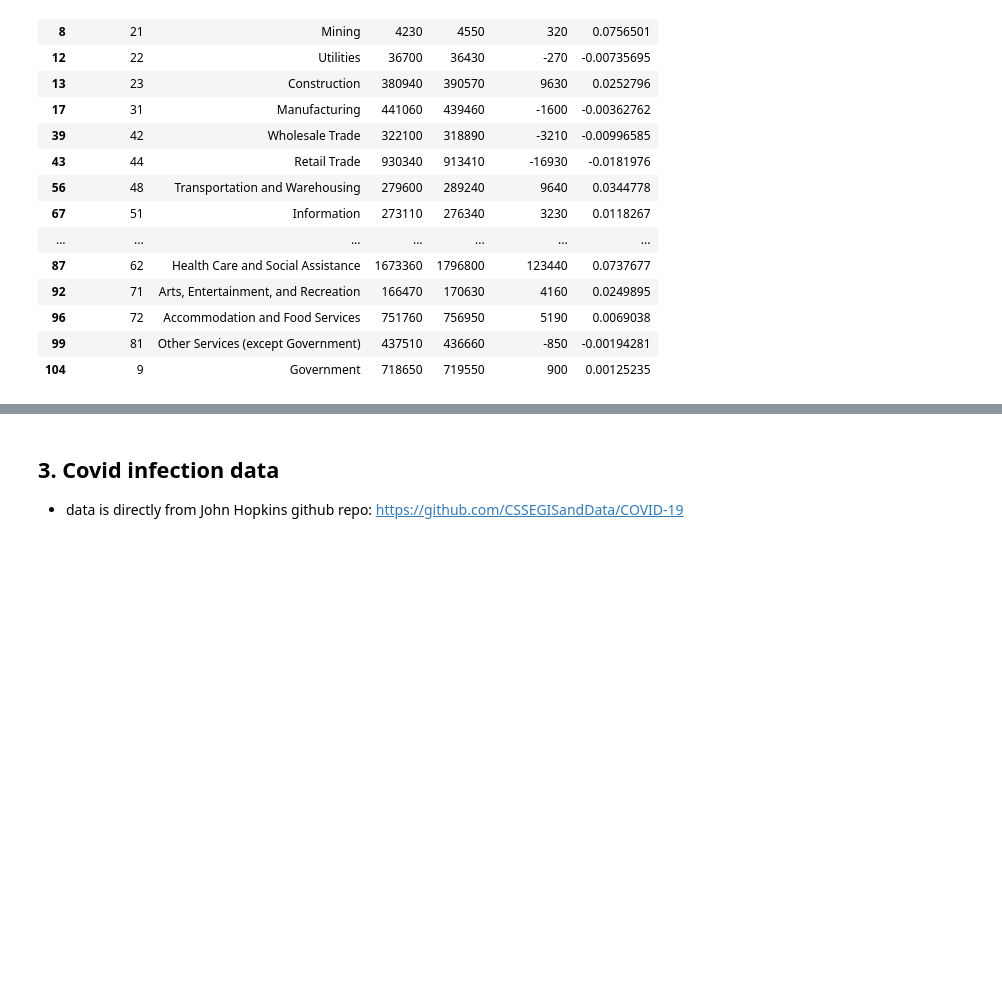
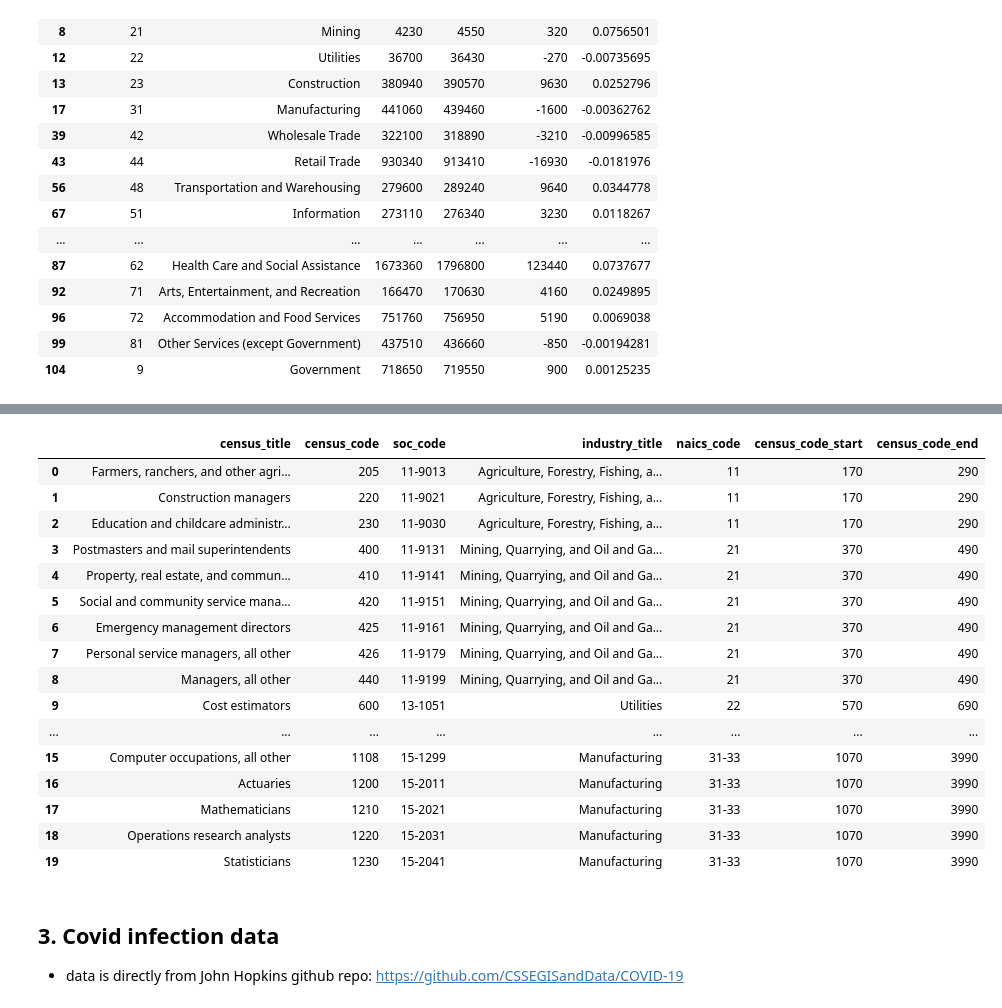
Before and after one commit to xcao38/covid19_analysis, a Jupyter notebook: data_preparing.ipynb, the cells around one changed output, grey strips where cells are left out. Drawn from its saved outputs; the diff is of its cells as text; code cells hidden in the pictures; blank space fills up the shorter version.

```diff
--- a/data_preparing.ipynb
+++ b/data_preparing.ipynb
@@ -447,0 +703,14 @@ employment_ny_inds
+# %%
+inds_cat_code_df["census_code_start"] = inds_cat_code_df.census_code_start.astype(int)
+# %%
+inds_cat_code_df["census_code_end"] = inds_cat_code_df.census_code_end.astype(int)
+# %%
+a = occ_code_detail_df.census_code.values
+bh = inds_cat_code_df.census_code_end.values
+bl = inds_cat_code_df.census_code_start.values
+
+i, j = np.where((a[:, None] >= bl) & (a[:, None] <= bh))
+# %%
+joined = pd.DataFrame(
+            np.column_stack([occ_code_detail_df.values[i], inds_cat_code_df.values[j]]),
+            columns=occ_code_detail_df.columns.append(inds_cat_code_df.columns))
@@ -448,3 +726,23 @@ employment_ny_inds
+# %%
+joined.head(20)
+# %% [output]
+|  | census_title | census_code | soc_code | industry_title | naics_code | census_code_start | census_code_end |
+| 0 | Farmers, ranchers, and other agri... | 205 | 11-9013 | Agriculture, Forestry, Fishing, a... | 11 | 170 | 290 |
+| 1 | Construction managers | 220 | 11-9021 | Agriculture, Forestry, Fishing, a... | 11 | 170 | 290 |
+| 2 | Education and childcare administr... | 230 | 11-9030 | Agriculture, Forestry, Fishing, a... | 11 | 170 | 290 |
+| 3 | Postmasters and mail superintendents | 400 | 11-9131 | Mining, Quarrying, and Oil and Ga... | 21 | 370 | 490 |
+| 4 | Property, real estate, and commun... | 410 | 11-9141 | Mining, Quarrying, and Oil and Ga... | 21 | 370 | 490 |
+| 5 | Social and community service mana... | 420 | 11-9151 | Mining, Quarrying, and Oil and Ga... | 21 | 370 | 490 |
+| 6 | Emergency management directors | 425 | 11-9161 | Mining, Quarrying, and Oil and Ga... | 21 | 370 | 490 |
+| 7 | Personal service managers, all other | 426 | 11-9179 | Mining, Quarrying, and Oil and Ga... | 21 | 370 | 490 |
+| 8 | Managers, all other | 440 | 11-9199 | Mining, Quarrying, and Oil and Ga... | 21 | 370 | 490 |
+| 9 | Cost estimators | 600 | 13-1051 | Utilities | 22 | 570 | 690 |
+| ... | ... | ... | ... | ... | ... | ... | ... |
+| 15 | Computer occupations, all other | 1108 | 15-1299 | Manufacturing | 31-33 | 1070 | 3990 |
+| 16 | Actuaries | 1200 | 15-2011 | Manufacturing | 31-33 | 1070 | 3990 |
+| 17 | Mathematicians | 1210 | 15-2021 | Manufacturing | 31-33 | 1070 | 3990 |
+| 18 | Operations research analysts | 1220 | 15-2031 | Manufacturing | 31-33 | 1070 | 3990 |
+| 19 | Statisticians | 1230 | 15-2041 | Manufacturing | 31-33 | 1070 | 3990 |
 # %% [markdown]
 ## 3. Covid infection data
 - data is directly from John Hopkins github repo: https://github.com/CSSEGISandData/COVID-19
```
Also changed, not shown: parts of 71 cells of this notebook, 1 other file.
